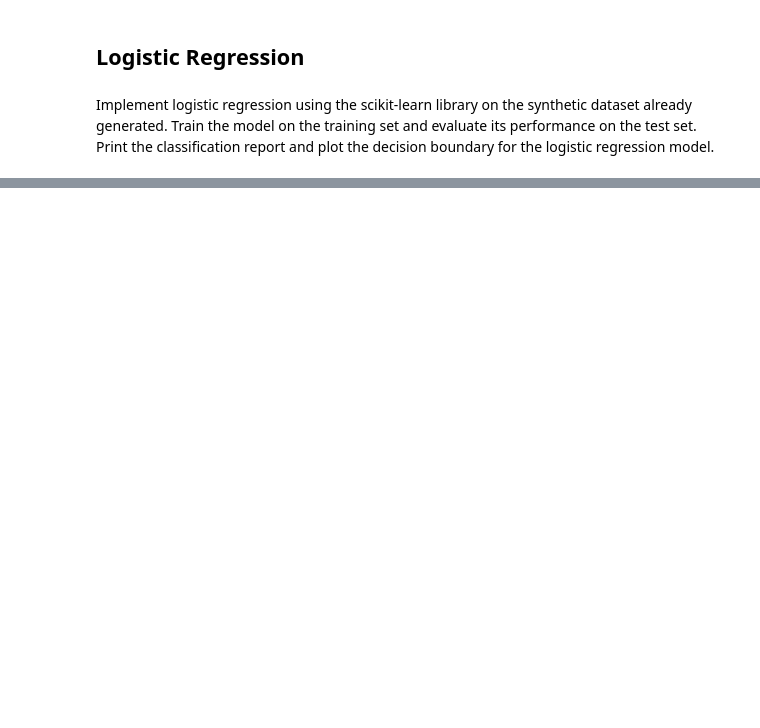
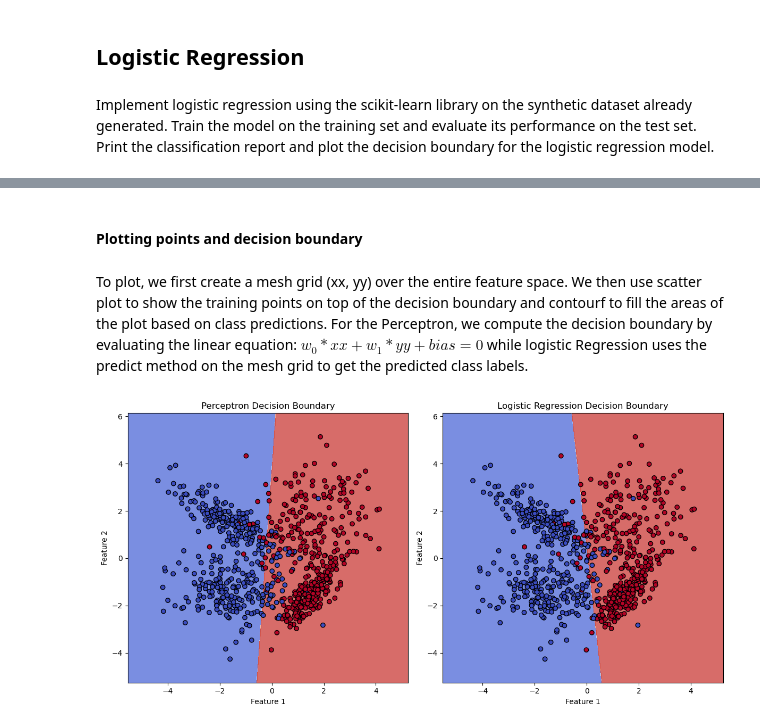
Before and after one commit to chandana4/Deep_Learning_Lab, a Jupyter notebook: Lab_0.ipynb, the cells around one changed output, grey strips where cells are left out. Cells and saved outputs as stored; diff of their text form; code cells hidden in the pictures; blank space fills up the shorter version.

Commit message:
Comparing decision boundaries

```diff
--- a/Lab_0.ipynb
+++ b/Lab_0.ipynb
@@ -176,0 +188,41 @@ weighted avg       0.94      0.94      0.94       200
+# %% [markdown]
+#### Plotting points and decision boundary
+# %% [markdown]
+To plot, we first create a mesh grid (xx, yy) over the entire feature space. We then use scatter plot to show the training points on top of the decision boundary and contourf to fill the areas of the plot based on class predictions. For the Perceptron, we compute the decision boundary by evaluating the linear equation: $w_0 * xx + w_1 * yy + bias = 0$ while logistic Regression uses the predict method on the mesh grid to get the predicted class labels.
+# %%
+x_min, x_max = X[:, 0].min() - 1, X[:, 0].max() + 1
+y_min, y_max = X[:, 1].min() - 1, X[:, 1].max() + 1
+xx, yy = np.meshgrid(np.linspace(x_min, x_max, 1000), np.linspace(y_min, y_max, 1000))
+
+# Perceptron decision boundary
+Z_perceptron = np.dot(np.c_[xx.ravel(), yy.ravel()], weights) + bias
+Z_perceptron = Z_perceptron.reshape(xx.shape)
+Z_perceptron = np.where(Z_perceptron > 0, 1, -1)
+
+# Logistic Regression decision boundary
+Z_log_reg = log_reg.predict(np.c_[xx.ravel(), yy.ravel()])
+Z_log_reg = Z_log_reg.reshape(xx.shape)
+
+# Create the plot
+plt.figure(figsize=(12, 6))
+
+# Plot Perceptron decision boundary
+plt.subplot(1, 2, 1)
+plt.contourf(xx, yy, Z_perceptron, alpha=0.75, cmap=plt.cm.coolwarm)
+plt.scatter(X_train[:, 0], X_train[:, 1], c=y_train, cmap=plt.cm.coolwarm, edgecolors='k', marker='o')
+plt.title('Perceptron Decision Boundary')
+plt.xlabel('Feature 1')
+plt.ylabel('Feature 2')
+
+# Plot Logistic Regression decision boundary
+plt.subplot(1, 2, 2)
+plt.contourf(xx, yy, Z_log_reg, alpha=0.75, cmap=plt.cm.coolwarm)
+plt.scatter(X_train[:, 0], X_train[:, 1], c=y_train, cmap=plt.cm.coolwarm, edgecolors='k', marker='o')
+plt.title('Logistic Regression Decision Boundary')
+plt.xlabel('Feature 1')
+plt.ylabel('Feature 2')
+
+plt.tight_layout()
+plt.show()
+# %% [output]
+[figure, added]
```
Also changed, not shown: parts of 7 cells of this notebook.
